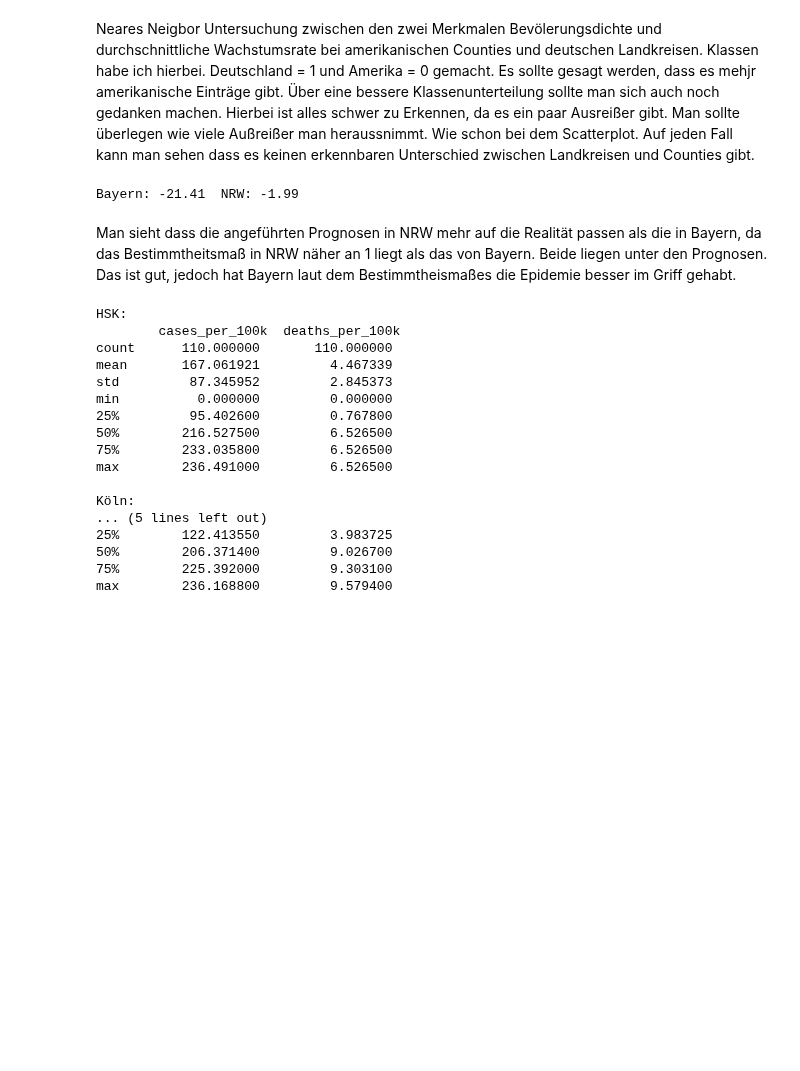
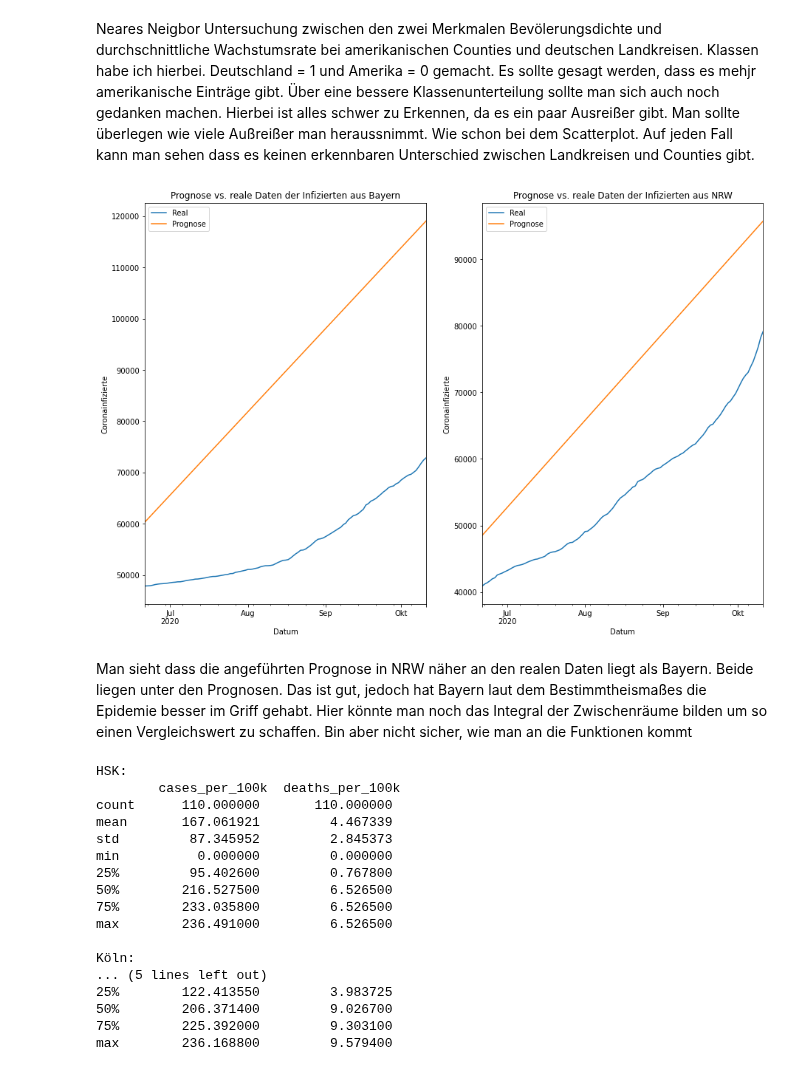
Before and after one commit to Jubo30/Data-Science-Project, a Jupyter notebook: Data_Science_Analyse.ipynb, the cells around one changed output. Saved outputs shown, nothing was run; the diff lists cells and outputs as text; code cells hidden in the pictures; blank space fills up the shorter version.

```diff
--- a/Data_Science_Analyse.ipynb
+++ b/Data_Science_Analyse.ipynb
@@ -165,10 +165,3 @@ Text(0.5, 1.0, 'Verbindung zwischen Tag und Höhe der Meldungen')
 Zeigt das an was eigentlich das Histogramm nachweisen sollte. Man sieht dass kein Zusammenhang zwischen dem Wochentag und der höhe der Meldung besteht
 # %%
 import statsmodels.formula.api as smf
-# %%
-y = np.asarray(bundzuwachsraw_1['Gesamt'])
-X = bundzuwachsraw_1[['datef']]
-
-lmges = smf.ols(formula='Gesamt ~ datef', data=bundzuwachsraw_1).fit()
-predges = lmges.predict(bundzuwachsraw_2['datef'])
-bundzuwachsraw_2['predictiongesamt'] = predges
@@ -403,28 +384,36 @@ Test set score: 0.88723
 # %% [markdown]
 Neares Neigbor Untersuchung zwischen den zwei Merkmalen Bevölerungsdichte und durchschnittliche Wachstumsrate bei amerikanischen Counties und deutschen Landkreisen. Klassen habe ich hierbei. Deutschland = 1 und Amerika = 0 gemacht. Es sollte gesagt werden, dass es mehjr amerikanische Einträge gibt. Über eine bessere Klassenunterteilung sollte man sich auch noch gedanken machen.
 Hierbei ist alles schwer zu Erkennen, da es ein paar Ausreißer gibt. Man sollte überlegen wie viele Außreißer man heraussnimmt. Wie schon bei dem Scatterplot. Auf jeden Fall kann man sehen dass es keinen erkennbaren Unterschied zwischen Landkreisen und Counties gibt.
-# %%
-from sklearn.metrics import r2_score
-y = np.asarray(bundzuwachsraw_1['Gesamt'])
-X = bundzuwachsraw_1[['datef']]
-
-lmbay = smf.ols(formula='BY ~ datef', data=bundzuwachsraw_1).fit()
-predbay = lmbay.predict(bundzuwachsraw_2['datef']).to_numpy()
-BAY = bundzuwachsraw_2['BY'].to_numpy()
-
-lmnw = smf.ols(formula='NW ~ datef', data=bundzuwachsraw_1).fit()
-prednw = lmnw.predict(bundzuwachsraw_2['datef']).to_numpy()
-NW = bundzuwachsraw_2['NW'].to_numpy()
-
-#Bestimmtheitsmaß von Bayern und NRW
-scoreby = r2_score(BAY,predbay)
-scorenw = r2_score(NW,prednw)
-
-print("Bayern: %.2f" %scoreby, ' NRW: %.2f' %scorenw)
-# %% [output]
-Bayern: -21.41  NRW: -1.99
+# %%
+import statsmodels.formula.api as smf
+
+lmBY = smf.ols(formula='BY ~ datef', data=bundzuwachsraw_1).fit()
+predBY = lmBY.predict(bundzuwachsraw_2['datef'])
+bundzuwachsraw_2['predictionBY'] = predBY
+
+lmNW = smf.ols(formula='NW ~ datef', data=bundzuwachsraw_1).fit()
+predNW = lmNW.predict(bundzuwachsraw_2['datef'])
+bundzuwachsraw_2['predictionNW'] = predNW
+
+f, ax = plt.subplots(1, 2, figsize = (15, 10))
+
+bundzuwachsraw_2.plot(kind='line', x = 'date', y= 'BY', ax=ax[0], label="Real")
+bundzuwachsraw_2.plot(kind='line', x = 'date', y= 'predictionBY', ax=ax[0], label="Prognose")
+ax[0].set_title('Prognose vs. reale Daten der Infizierten aus Bayern')
+ax[0].set_xlabel('Datum')
+ax[0].set_ylabel('Coronainfizierte')
+
+bundzuwachsraw_2.plot(kind='line', x = 'date', y= 'NW', ax=ax[1], label="Real")
+bundzuwachsraw_2.plot(kind='line', x = 'date', y= 'predictionNW', ax=ax[1], label="Prognose")
+ax[1].set_title('Prognose vs. reale Daten der Infizierten aus NRW')
+ax[1].set_xlabel('Datum')
+ax[1].set_ylabel('Coronainfizierte')
+
+plt.show()
+# %% [output]
+[figure, added]
 # %% [markdown]
-Man sieht dass die angeführten Prognosen in NRW mehr auf die Realität passen als die in Bayern, da das Bestimmtheitsmaß in NRW näher an 1 liegt als das von Bayern. Beide liegen unter den Prognosen. Das ist gut, jedoch hat Bayern laut dem Bestimmtheismaßes die Epidemie besser im Griff gehabt.
+Man sieht dass die angeführten Prognose in NRW näher an den realen Daten liegt als Bayern. Beide liegen unter den Prognosen. Das ist gut, jedoch hat Bayern laut dem Bestimmtheismaßes die Epidemie besser im Griff gehabt. Hier könnte man noch das Integral der Zwischenräume bilden um so einen Vergleichswert zu schaffen. Bin aber nicht sicher, wie man an die Funktionen kommt
 # %%
 print("HSK:\n",d['Hochsauerlandkreis'][['cases_per_100k','deaths_per_100k']].describe())
 print("\nKöln:\n",d['Köln'][['cases_per_100k','deaths_per_100k']].describe())
```
Also changed, not shown: parts of 8 cells of this notebook.
